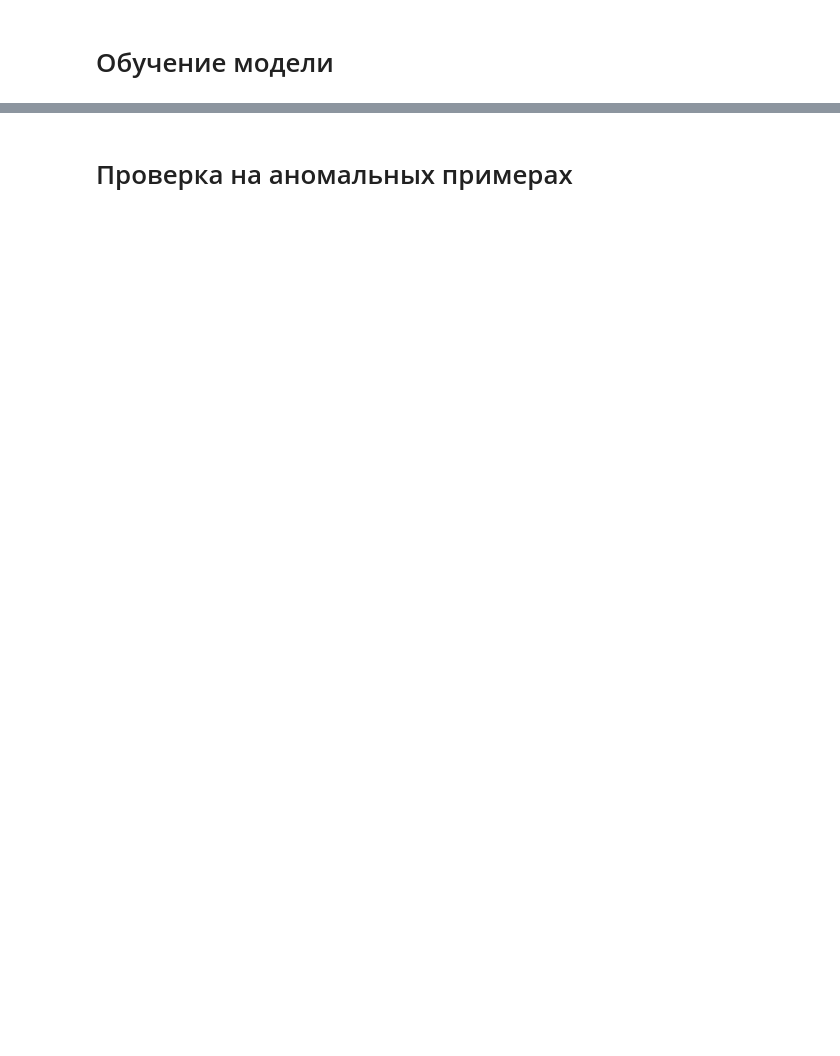
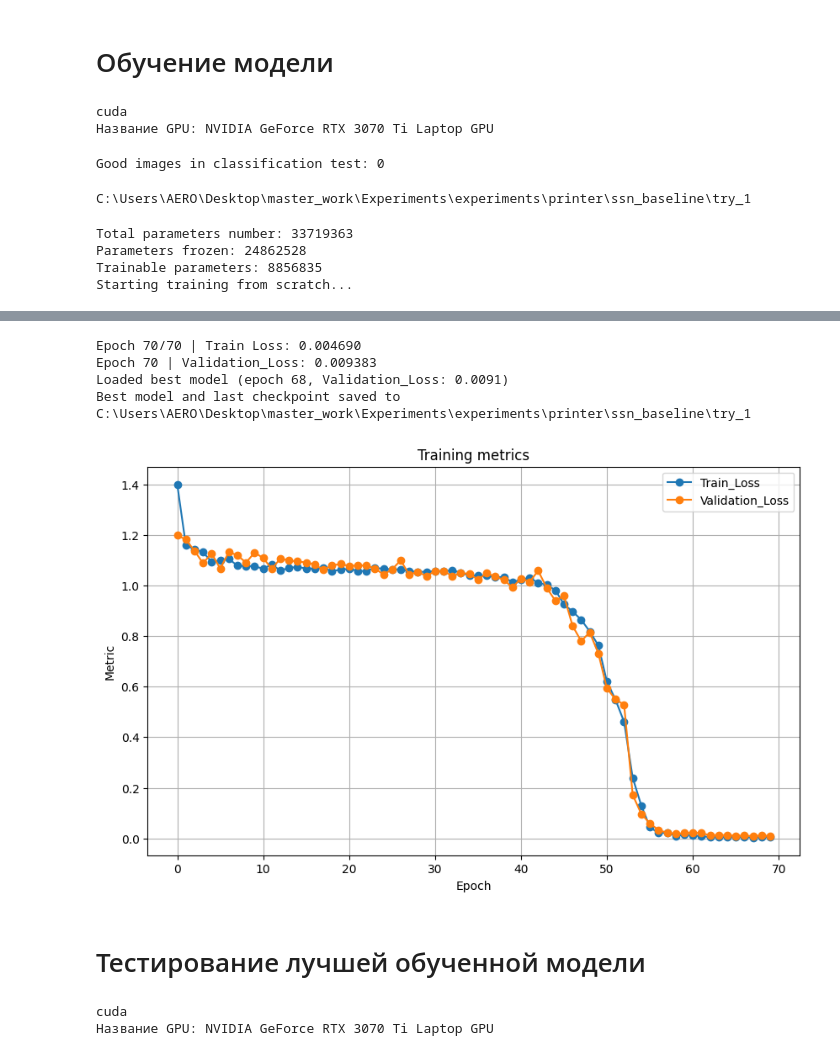
Before and after one commit to Buyan-Kirill/Graduate_work, a Jupyter notebook: code/SuperSimpleNet_printer.ipynb, the cells around one changed output, grey strips where cells are left out. Cells and saved outputs as stored; diff of their text form; code cells hidden in the pictures; blank space fills up the shorter version.

Commit message:
ssn on printer dataset baseline

```diff
--- a/code/SuperSimpleNet_printer.ipynb
+++ b/code/SuperSimpleNet_printer.ipynb
@@ -525,0 +784,10 @@ def get_trainable_parameters(model):
+# %%
+device="cuda" if torch.cuda.is_available() else "cpu"
+print(device)
+if torch.cuda.is_available():
+    print(f"Название GPU: {torch.cuda.get_device_name(torch.cuda.current_device())}")
+else:
+    print("CUDA недоступна, обучение будет выполняться на CPU")
+# %% [output]
+cuda
+Название GPU: NVIDIA GeForce RTX 3070 Ti Laptop GPU
@@ -526,3 +846,15 @@ def get_trainable_parameters(model):
+# %%
+if classification_test_dataset is not None:
+    num_good_in_classification_test = sum(
+        1
+        for i in range(len(classification_test_dataset))
+        if unpack_classification_sample(classification_test_dataset[i])[1] == 0
+    )
+else:
+    num_good_in_classification_test = 0
+print(f"Good images in classification test: {num_good_in_classification_test}")
+# %% [output]
+Good images in classification test: 0
 # %%
 def train_ssn_with_validation(
     model,
@@ -698,26 +1095,41 @@ def train_ssn_with_validation(
+# %%
+logs_path = "ssn_baseline"
+experiment_try = "try_1"
+experiments_root = resolve_project_path("experiments")
+log_dir = os.path.join(experiments_root, class_name, logs_path, experiment_try)
+print(os.path.abspath(log_dir))
+# %% [output]
+C:\Users\AERO\Desktop\master_work\Experiments\experiments\printer\ssn_baseline\try_1
 # %%
 model = SupersimplenetModel(
-    backbone="wide_resnet50_2.tv_in1k",
-    layers=["layer2", "layer3"],
-    perlin_threshold=0.2,
-    stop_grad=True,
-)
+        backbone="wide_resnet50_2.tv_in1k",
+        layers=["layer2", "layer3"],
+        perlin_threshold=0.2,
+        stop_grad=True
+    )
 
 trained_model = train_ssn_with_validation(
     model=model,
     train_dataset=train_dataset,
-    validation_dataset=normal_val_dataset,
+    validation_dataset=normal_validation_dataset,
+    segmentation_dataset=segmentation_val_dataset,
+    classification_dataset=classification_val_dataset,
     visualization_dataset=visualization_dataset,
     num_epochs=num_train_epochs,
     learning_rate=1e-4,
     weight_decay=1e-5,
     device=device,
-    log_interval=3,
+    log_interval=7,
     log_dir=log_dir,
     batch_size=10,
     resume_from_checkpoint=False,
     freeze_extractor=True,
-    early_stopping_patience=6,
+    early_stopping_patience=12,
     early_stopping_metric="Validation_Loss",
-    early_stopping_mode="min",
+    early_stopping_mode="min"
 )
+# %% [output]
+Total parameters number: 33719363
+Parameters frozen: 24862528
+Trainable parameters: 8856835
+Starting training from scratch...
@@ -724,2 +1154,5 @@ trained_model = train_ssn_with_validation(
+Epoch 70/70 | Train Loss: 0.004690
+Epoch 70 | Validation_Loss: 0.009383
+Loaded best model (epoch 68, Validation_Loss: 0.0091)
+Best model and last checkpoint saved to C:\Users\AERO\Desktop\master_work\Experiments\experiments\printer\ssn_baseline\try_1
+[figure, added]
-# %% [markdown]
-# Проверка на аномальных примерах
@@ -744,0 +1159,12 @@ print(f"Final visualizations saved to: {os.path.join(log_dir, 'final_eval', 'vis
+# %% [markdown]
+# Тестирование лучшей обученной модели
+# %%
+device="cuda" if torch.cuda.is_available() else "cpu"
+print(device)
+if torch.cuda.is_available():
+    print(f"Название GPU: {torch.cuda.get_device_name(torch.cuda.current_device())}")
+else:
+    print("CUDA недоступна, обучение будет выполняться на CPU")
+# %% [output]
+cuda
+Название GPU: NVIDIA GeForce RTX 3070 Ti Laptop GPU
```
Also changed, not shown: parts of 30 cells of this notebook, 4 other files.
